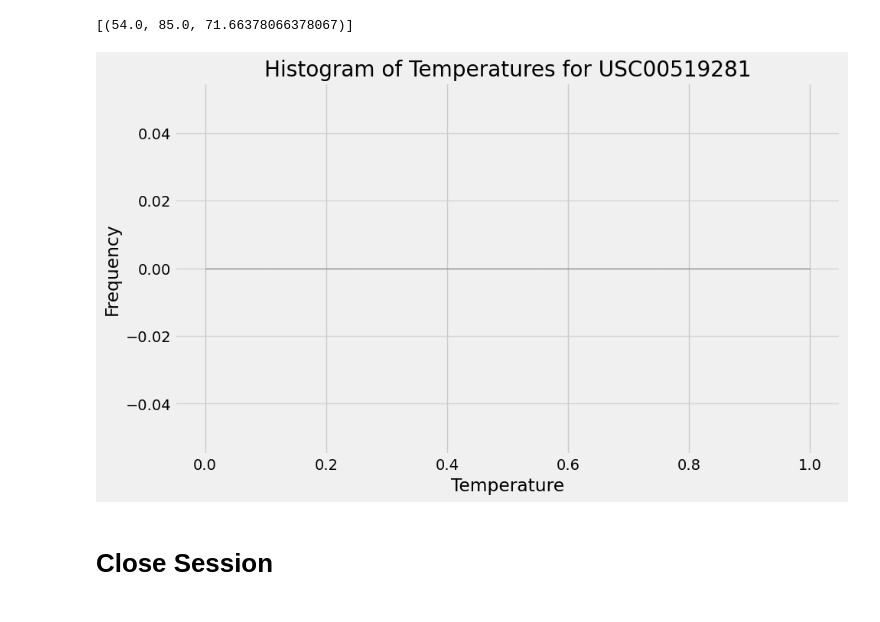
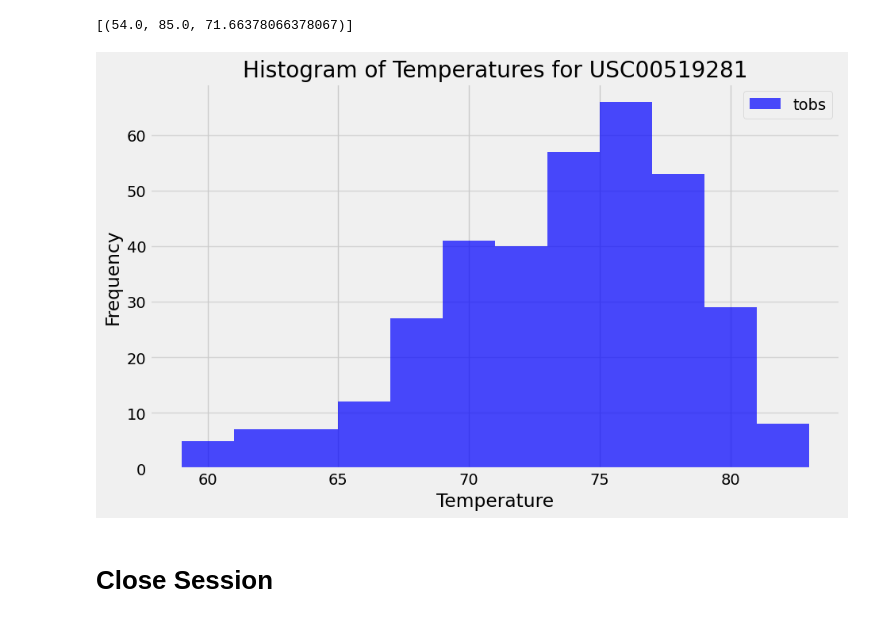
Before and after one commit to Kwessler93/sqlalchemy-challenge, a Jupyter notebook: SurfsUp/climate_starter.ipynb, the cells around one changed output. Saved outputs shown, nothing was run; the diff lists cells and outputs as text; code cells hidden in the pictures.

```diff
--- a/SurfsUp/climate_starter.ipynb
+++ b/SurfsUp/climate_starter.ipynb
@@ -138,28 +138,28 @@ USC00519281_Data
 # %%
 # Using the most active station id
 # Query the last 12 months of temperature observation data for this station and plot the results as a histogram
 one_year_before = dt.date(2017, 8, 23) - dt.timedelta(days=365)
 
-sel = [Measurement.date, Measurement.tobs]
+sel = [Measurement.station, Measurement.date, Measurement.tobs]
 one_year_temp_data = session.query(*sel).\
-    filter(Measurement.station == 'USC00519281',
-           Measurement.date >= one_year_before).\
+    filter(Measurement.date >= one_year_before,
+           Measurement.station == 'USC00519281').\
     all ()
 
 # Save the query results as a Pandas DataFrame. Explicitly set the column names
-one_year_temp_data = pd.DataFrame(one_year_data, columns=['date', 'temp'])
-one_year_temp_data.dropna(subset=['temp'], inplace=True)
+one_year_temp_data = pd.DataFrame(one_year_temp_data, columns=['station','date', 'temp'])
 
 
 plt.figure(figsize=(10, 6))
-plt.hist(one_year_temp_data['temp'], bins=20, color='blue', alpha=0.7, edgecolor='black')
+plt.hist(one_year_temp_data['temp'], bins=12, color='blue', alpha=0.7, label='tobs')
 plt.title('Histogram of Temperatures for USC00519281')
 plt.xlabel('Temperature')
 plt.ylabel('Frequency')
+plt.legend(loc='upper right')
 plt.grid(axis='y', alpha=0.75)
 plt.show()
 # %% [output]
-[figure, old version]
+[figure, new version]
 # %% [markdown]
 # Close Session
 # %%
```
